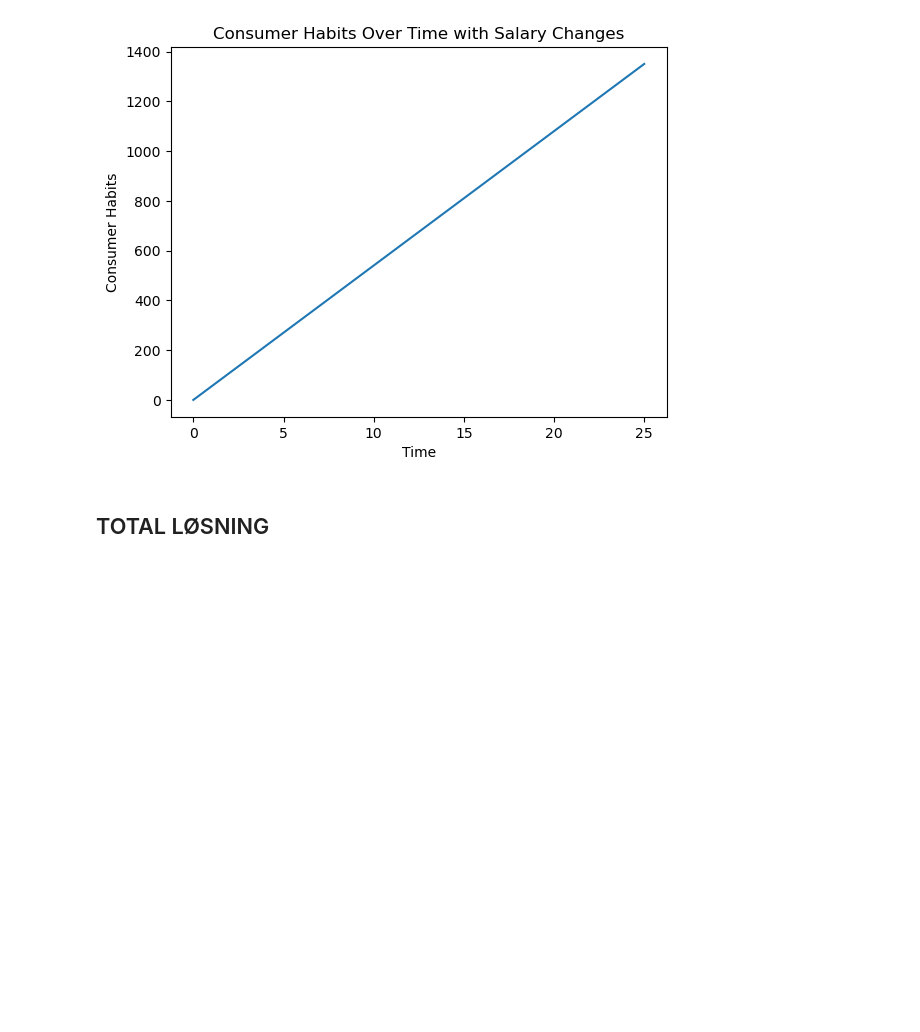
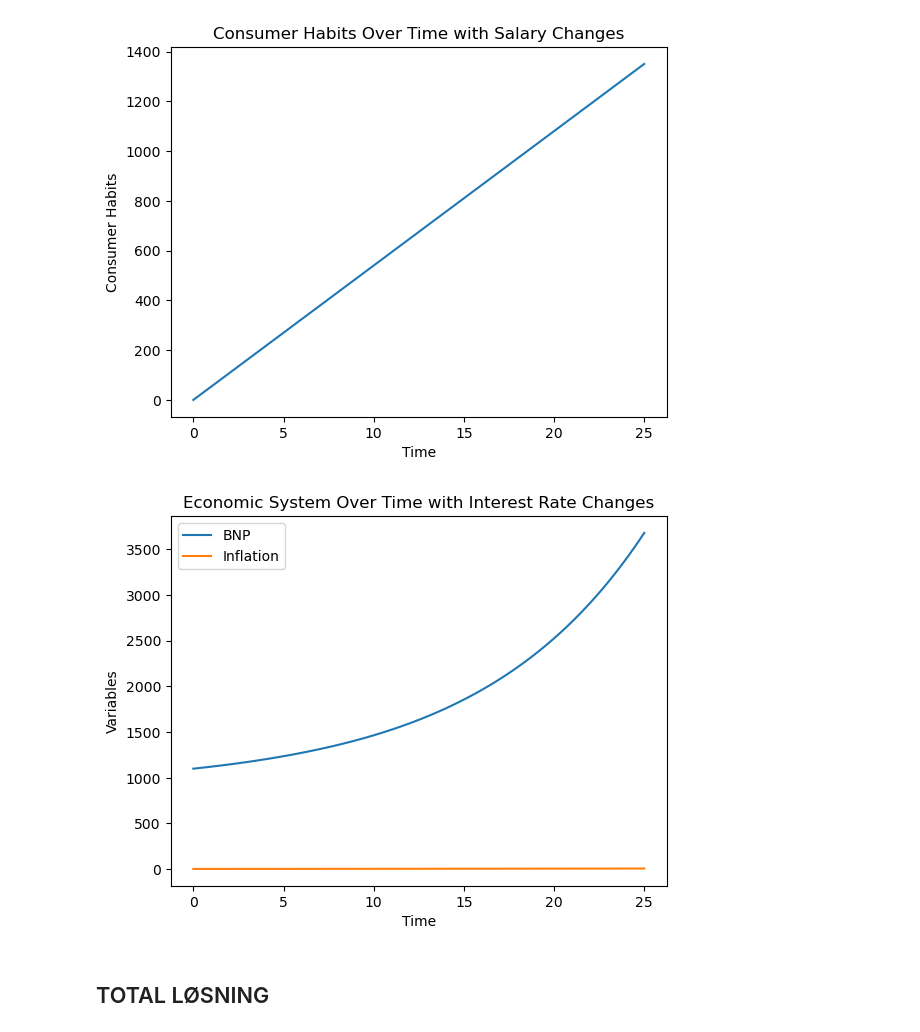
Before and after one commit to 591118/ProsjektADAH2023, a Jupyter notebook: prosjekt501.ipynb, the cells around one changed output. Drawn from its saved outputs; the diff is of its cells as text; code cells hidden in the pictures; blank space fills up the shorter version.

```diff
--- a/prosjekt501.ipynb
+++ b/prosjekt501.ipynb
@@ -805,6 +805,61 @@ plt.ylabel('Consumer Habits')
 plt.show()
 # %% [output]
 [figure]
+# %%
+import numpy as np
+from scipy.integrate import solve_ivp
+import matplotlib.pyplot as plt
+
+# Define the ODE function
+def economic_system_ode(t, variables, alpha_bnp, k1_bnp, k2_bnp, alpha_inf, k1_inf, k2_inf, interest_rate):
+    bnp, inflation = variables
+    dbnpdt = alpha_bnp * (bnp - bnp_trend(t)) + k1_bnp * bnp - k2_bnp * bnp * interest_rate
+    dinfdt = alpha_inf * (inflation - inflation_trend(t)) + k1_inf * inflation - k2_inf * inflation * interest_rate
+    return [dbnpdt, dinfdt]
+
+# Define BNP and inflation trends over time
+def bnp_trend(t):
+    # Define the trend function here, for example:
+    return 1000 + 2 * t
+
+def inflation_trend(t):
+    # Define the trend function here, for example:
+    return 2 + 0.1 * t
+
+# Set initial conditions
+initial_bnp = 1100  # initial BNP
+initial_inflation = 3  # initial inflation
+
+# Set parameters for the system
+alpha_bnp = 0.1
+k1_bnp = 0.01
+k2_bnp = 0.001
+alpha_inf = 0.05
+k1_inf = 0.02
+k2_inf = 0.002
+
+# Set time points for the solution
+t_span = (0, 25)  # solve from t=0 to t=25
+t_eval = np.linspace(t_span[0], t_span[1], 100)
+
+# Set interest rate (you can adjust this based on your requirements)
+interest_rate = 0.1
+
+# Solve the ODE
+solution = solve_ivp(economic_system_ode, t_span, [initial_bnp, initial_inflation],
+                      args=(alpha_bnp, k1_bnp, k2_bnp, alpha_inf, k1_inf, k2_inf, interest_rate),
+                      t_eval=t_eval)
+
+# Plot the results
+plt.plot(solution.t, solution.y[0], label='BNP')
+plt.plot(solution.t, solution.y[1], label='Inflation')
+plt.title('Economic System Over Time with Interest Rate Changes')
+plt.xlabel('Time')
+plt.ylabel('Variables')
+plt.legend()
+plt.show()
+# %% [output]
+[figure, added]
 # %% [markdown]
 ## TOTAL LØSNING
 # %% [markdown]
```
Also changed, not shown: parts of 1 cell of this notebook.
